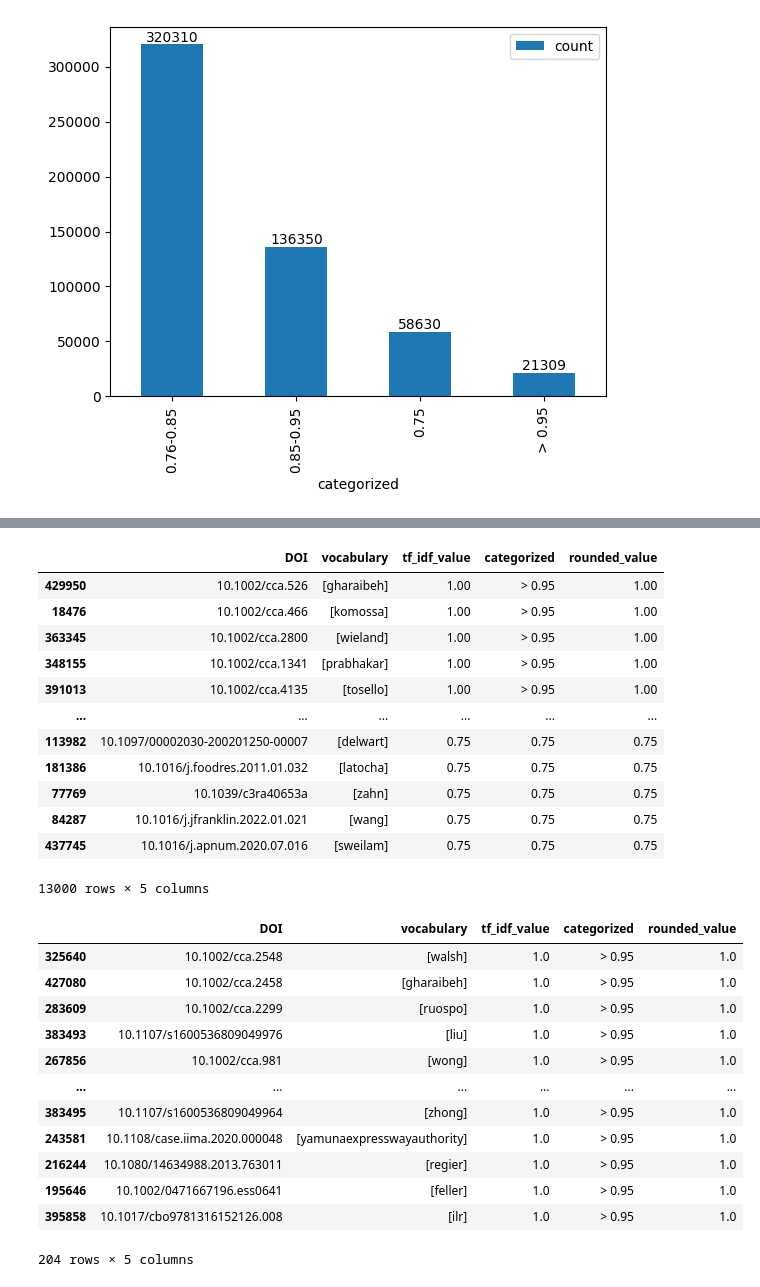
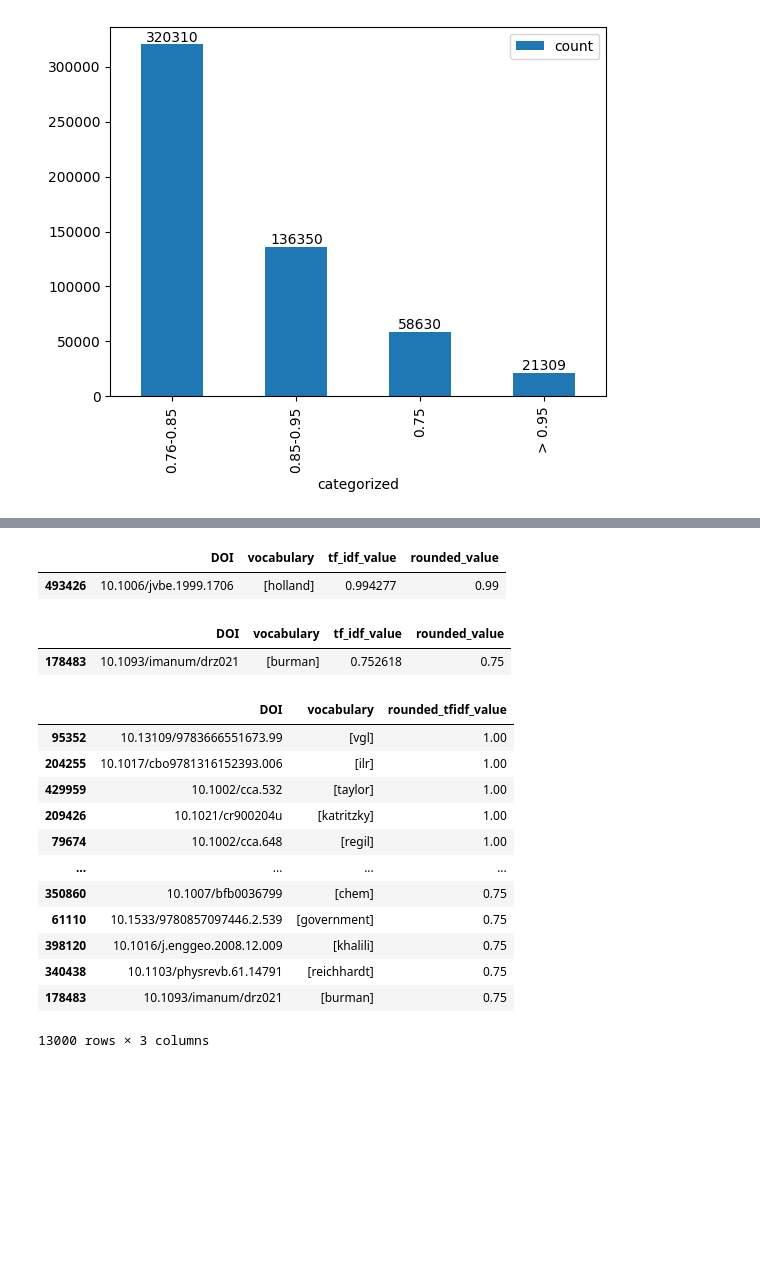
Before and after one commit to eshadatta/sneaked_refs_explorations, a Jupyter notebook: process_tfidf_output.ipynb, the cells around one changed output, grey strips where cells are left out. Saved outputs shown, nothing was run; the diff lists cells and outputs as text; code cells hidden in the pictures; blank space fills up the shorter version.

Commit message:
working with latest results

```diff
--- a/process_tfidf_output.ipynb
+++ b/process_tfidf_output.ipynb
@@ -180,32 +129,10 @@ s = processed_df.groupby("rounded_value").sample(n=500, random_state=1)
-# %%
-s.sort_values('tf_idf_value', ascending=False)
-# %% [output]
-|  | DOI | vocabulary | tf_idf_value | categorized | rounded_value |
-| 429950 | 10.1002/cca.526 | [gharaibeh] | 1.00 | > 0.95 | 1.00 |
-| 18476 | 10.1002/cca.466 | [komossa] | 1.00 | > 0.95 | 1.00 |
-| 363345 | 10.1002/cca.2800 | [wieland] | 1.00 | > 0.95 | 1.00 |
-| 348155 | 10.1002/cca.1341 | [prabhakar] | 1.00 | > 0.95 | 1.00 |
-| 391013 | 10.1002/cca.4135 | [tosello] | 1.00 | > 0.95 | 1.00 |
-| ... | ... | ... | ... | ... | ... |
-| 113982 | 10.1097/00002030-200201250-00007 | [delwart] | 0.75 | 0.75 | 0.75 |
-| 181386 | 10.1016/j.foodres.2011.01.032 | [latocha] | 0.75 | 0.75 | 0.75 |
-| 77769 | 10.1039/c3ra40653a | [zahn] | 0.75 | 0.75 | 0.75 |
-| 84287 | 10.1016/j.jfranklin.2022.01.021 | [wang] | 0.75 | 0.75 | 0.75 |
-| 437745 | 10.1016/j.apnum.2020.07.016 | [sweilam] | 0.75 | 0.75 | 0.75 |
-13000 rows × 5 columns
-# %%
-s[s.tf_idf_value == 1]
-# %% [output]
-|  | DOI | vocabulary | tf_idf_value | categorized | rounded_value |
-| 325640 | 10.1002/cca.2548 | [walsh] | 1.0 | > 0.95 | 1.0 |
-| 427080 | 10.1002/cca.2458 | [gharaibeh] | 1.0 | > 0.95 | 1.0 |
-| 283609 | 10.1002/cca.2299 | [ruospo] | 1.0 | > 0.95 | 1.0 |
-| 383493 | 10.1107/s1600536809049976 | [liu] | 1.0 | > 0.95 | 1.0 |
-| 267856 | 10.1002/cca.981 | [wong] | 1.0 | > 0.95 | 1.0 |
-| ... | ... | ... | ... | ... | ... |
-| 383495 | 10.1107/s1600536809049964 | [zhong] | 1.0 | > 0.95 | 1.0 |
-| 243581 | 10.1108/case.iima.2020.000048 | [yamunaexpresswayauthority] | 1.0 | > 0.95 | 1.0 |
-| 216244 | 10.1080/14634988.2013.763011 | [regier] | 1.0 | > 0.95 | 1.0 |
-| 195646 | 10.1002/0471667196.ess0641 | [feller] | 1.0 | > 0.95 | 1.0 |
-| 395858 | 10.1017/cbo9781316152126.008 | [ilr] | 1.0 | > 0.95 | 1.0 |
-204 rows × 5 columns
+# %%
+chk_ref_values[chk_ref_values.DOI == "10.1006/jvbe.1999.1706"]
+# %% [output]
+|  | DOI | vocabulary | tf_idf_value | rounded_value |
+| 493426 | 10.1006/jvbe.1999.1706 | [holland] | 0.994277 | 0.99 |
+# %%
+chk_ref_values[chk_ref_values.DOI == "10.1093/imanum/drz021"]
+# %% [output]
+|  | DOI | vocabulary | tf_idf_value | rounded_value |
+| 178483 | 10.1093/imanum/drz021 | [burman] | 0.752618 | 0.75 |
@@ -211,0 +141,22 @@ s[s.tf_idf_value == 1]
+# %%
+analyze_results = processed_df.groupby("rounded_value").sample(n=500, random_state=1)
+# %%
+analyze_results = analyze_results.drop(['tf_idf_value','categorized'], axis=1)
+analyze_results = analyze_results.rename(columns={"rounded_value": "rounded_tfidf_value"})
+analyze_results = analyze_results.sort_values('rounded_tfidf_value', ascending=False)
+# %%
+analyze_results
+# %% [output]
+|  | DOI | vocabulary | rounded_tfidf_value |
+| 95352 | 10.13109/9783666551673.99 | [vgl] | 1.00 |
+| 204255 | 10.1017/cbo9781316152393.006 | [ilr] | 1.00 |
+| 429959 | 10.1002/cca.532 | [taylor] | 1.00 |
+| 209426 | 10.1021/cr900204u | [katritzky] | 1.00 |
+| 79674 | 10.1002/cca.648 | [regil] | 1.00 |
+| ... | ... | ... | ... |
+| 350860 | 10.1007/bfb0036799 | [chem] | 0.75 |
+| 61110 | 10.1533/9780857097446.2.539 | [government] | 0.75 |
+| 398120 | 10.1016/j.enggeo.2008.12.009 | [khalili] | 0.75 |
+| 340438 | 10.1103/physrevb.61.14791 | [reichhardt] | 0.75 |
+| 178483 | 10.1093/imanum/drz021 | [burman] | 0.75 |
+13000 rows × 3 columns
```
Also changed, not shown: parts of 12 cells of this notebook, 2 other files.
